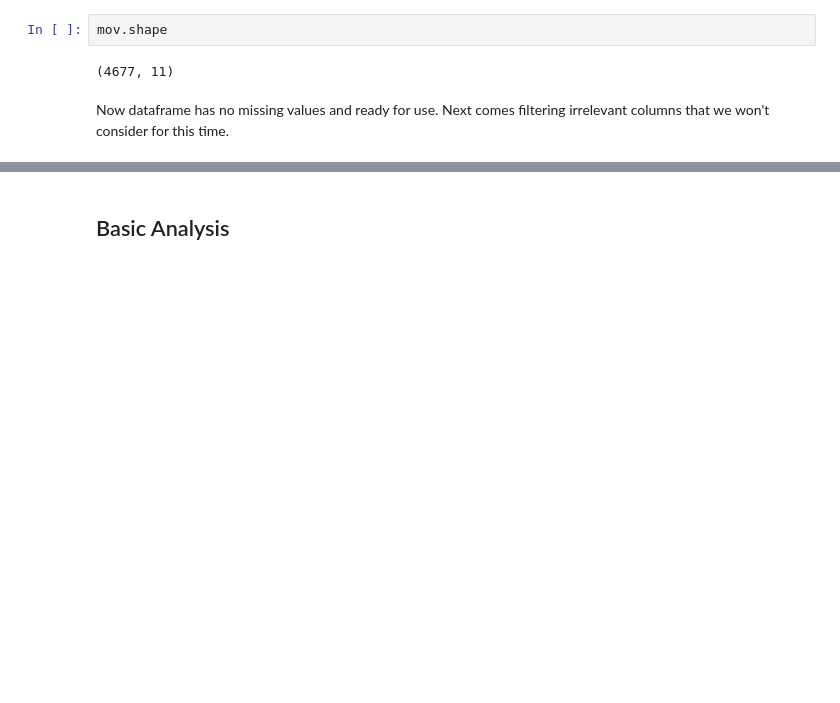
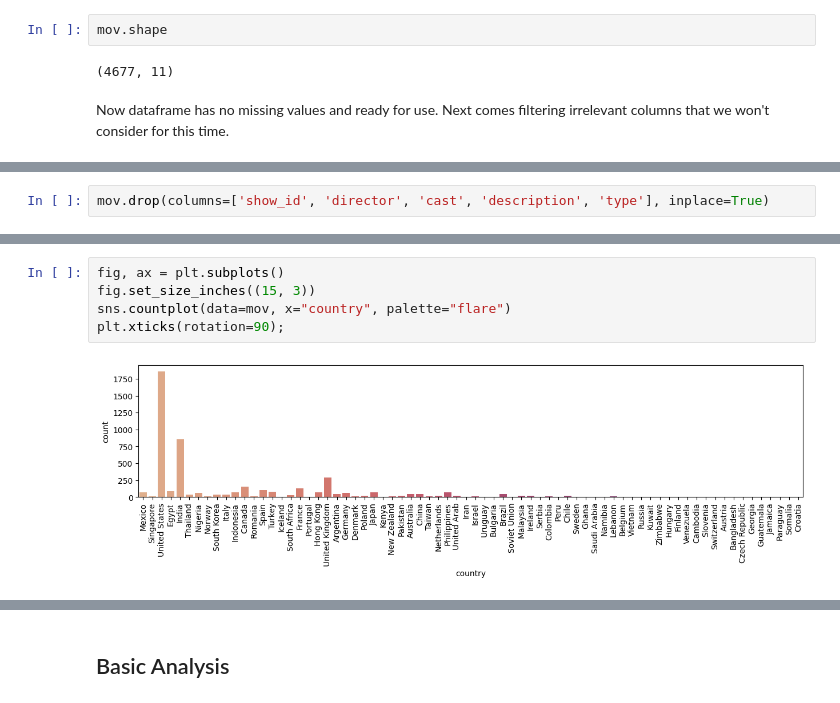
Before and after one commit to Ahnaf19/netflix_movie, a Jupyter notebook: v0.ipynb, the cells around one changed output, grey strips where cells are left out. Drawn from its saved outputs; the diff is of its cells as text; blank space fills up the shorter version.

Commit message:
data preprocessing & understanding data

```diff
--- a/v0.ipynb
+++ b/v0.ipynb
@@ -202,0 +210,2 @@ Now dataframe has no missing values and ready for use. Next comes filtering irre
+# %%
+mov.drop(columns=['show_id', 'director', 'cast', 'description', 'type'], inplace=True)
@@ -204,0 +266,7 @@ Now dataframe has no missing values and ready for use. Next comes filtering irre
+# %%
+fig, ax = plt.subplots()
+fig.set_size_inches((15, 3))
+sns.countplot(data=mov, x="country", palette="flare")
+plt.xticks(rotation=90);
+# %% [output]
+[figure, added]
```
Also changed, not shown: parts of 35 cells of this notebook.
